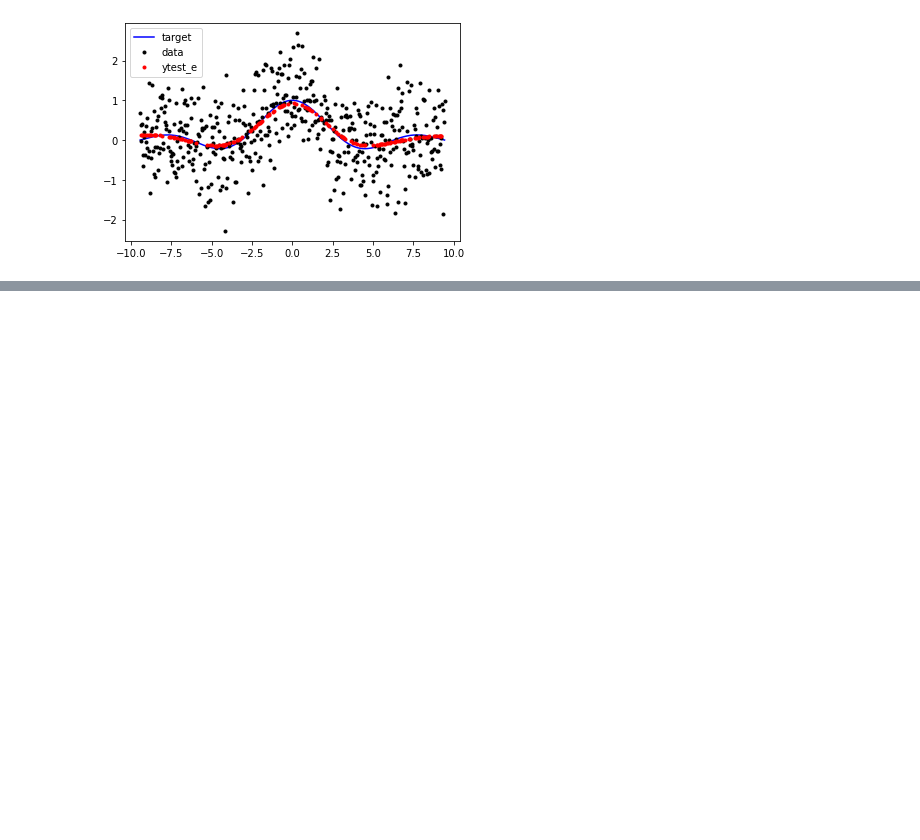
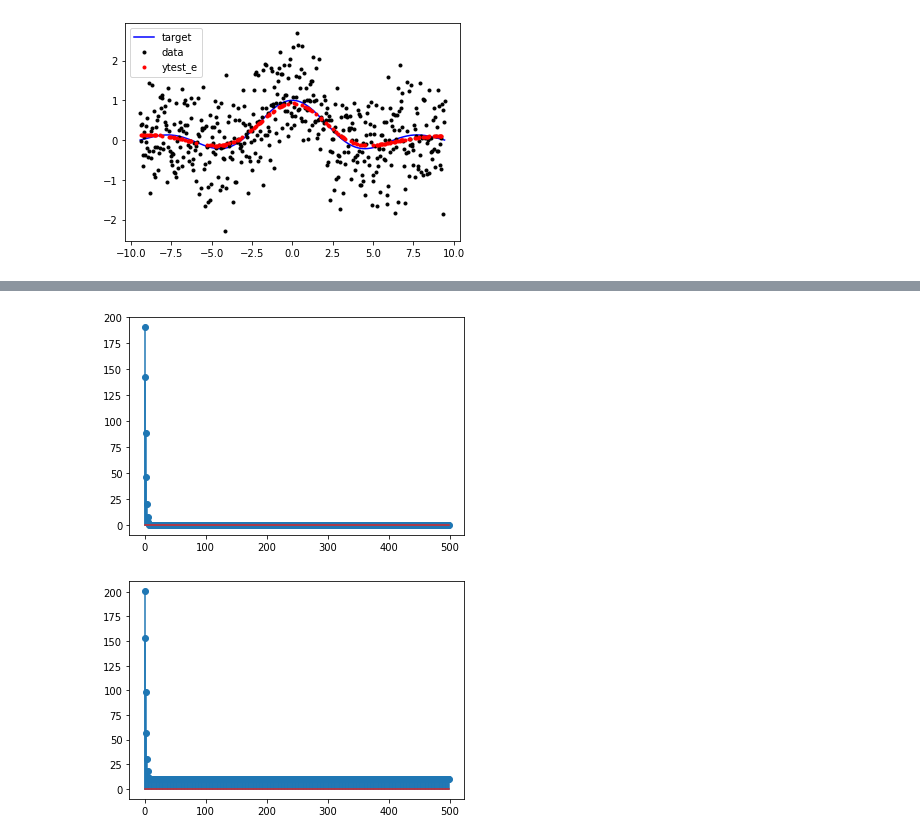
Before and after one commit to amalvarezme/AnaliticaDatos, a Jupyter notebook: 2_Regresion/2_ModeloNolineal_EjSinc.ipynb, the cells around one changed output, grey strips where cells are left out. Saved outputs shown, nothing was run; the diff lists cells and outputs as text; code cells hidden in the pictures; blank space fills up the shorter version.

```diff
--- a/2_Regresion/2_ModeloNolineal_EjSinc.ipynb
+++ b/2_Regresion/2_ModeloNolineal_EjSinc.ipynb
@@ -292,0 +302,9 @@ plt.show()
+# %%
+plt.stem(val)
+plt.show()
+
+plt.stem(val_a)
+plt.show()
+# %% [output]
+[figure, added]
+[figure, added]
```
Also changed, not shown: parts of 1 cell of this notebook.
